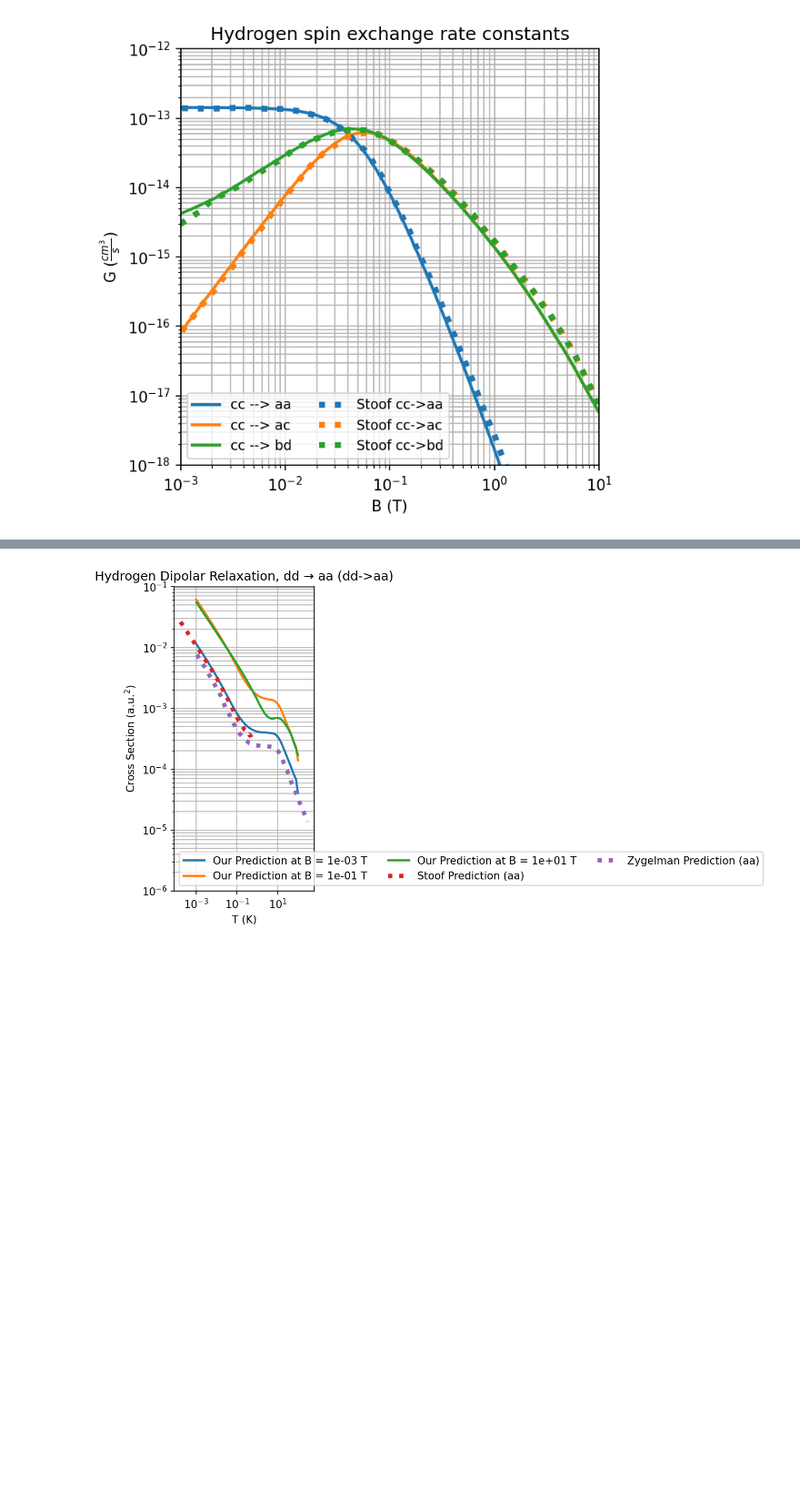
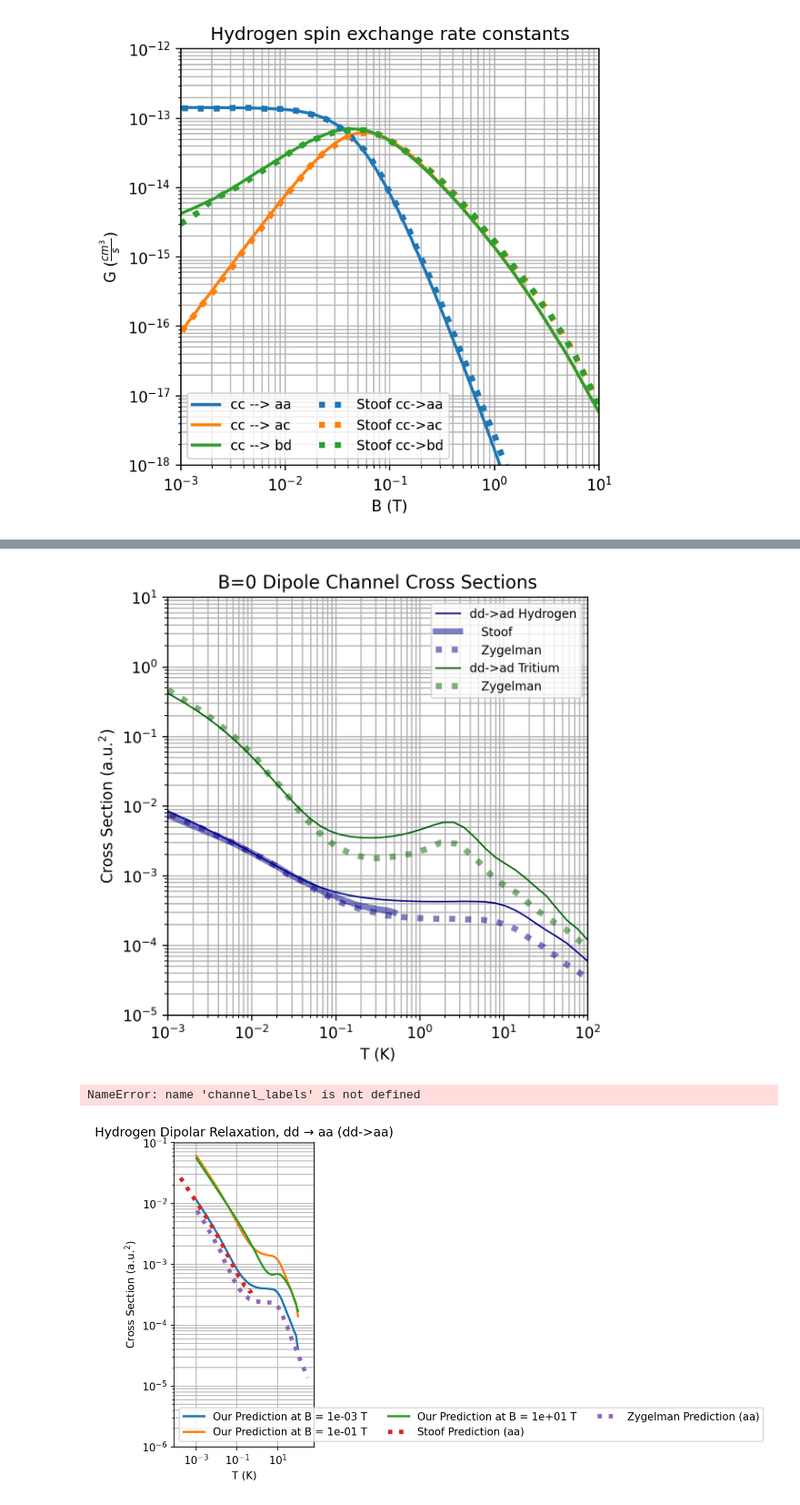
Before and after one commit to UTA-NURES/AtomicHScattering, a Jupyter notebook: examples/Literature_Comparison.ipynb, the cells around one changed output, grey strips where cells are left out. Shown at 91% size. Cells and saved outputs as stored; diff of their text form; code cells hidden in the pictures; blank space fills up the shorter version.

```diff
--- a/examples/Literature_Comparison.ipynb
+++ b/examples/Literature_Comparison.ipynb
@@ -387,3 +354,34 @@ plt.show()
+# %%
+
+
+plt.figure(figsize=(5,5),dpi=250)
+
+
+plt.plot(T_values, A*SummedG_ad_H/np.sqrt(T_values),linewidth=1,color='DarkBlue', label='dd->ad Hydrogen')
+plt.plot(Stoofadx,Stoofady,'-',linewidth=4,color='DarkBlue',                      label='   Stoof',alpha=0.5)
+plt.plot(ZygadKH, ZygadSigH,':',linewidth=4,color='DarkBlue',                     label='   Zygelman' ,alpha=0.5)
+
+
+
+plt.plot(T_values,AT*SummedG_ad_T/np.sqrt(T_values),linewidth=1,color='DarkGreen',label='dd->ad Tritium')
+plt.plot(ZygadKT, ZygadSigT,':',linewidth=4,color='DarkGreen',                    label='   Zygelman',alpha=0.5)
+
+
+plt.semilogy()
+plt.xlabel("T (K)")
+#plt.xlim(0.001, 10)
+plt.ylabel(r'Cross Section (a.u.$^2$)')
+
+#plt.ylim(1e-19, 1e-15)
+plt.title("B=0 Dipole Channel Cross Sections")
+plt.grid(which='both')
+plt.legend(loc='upper right',fontsize=8)
+plt.loglog()
+plt.ylim(1e-5,10)
+plt.xlim(1e-3,100)
+plt.show()
+# %% [output]
+[figure, added]
 # %%
 channels = [DipoleChannels[0], DipoleChannels[2]]
 channel_labels = ['dd->aa', 'dd->ad']
@@ -407,4 +405,9 @@ for c in channels:
             )
             CrossSectionArray[i, j] = A * G / np.sqrt(T)
     CrossSectionArraysH.append(CrossSectionArray)
+# %%
+for idx, (channel_label, CrossSectionArray) in enumerate(zip(channel_labels, CrossSectionArraysH)):
+    print(idx, channel_label)
+# %% [output]
+NameError: name 'channel_labels' is not defined
 # %%
```
Also changed, not shown: parts of 9 cells of this notebook, 7 other files.
